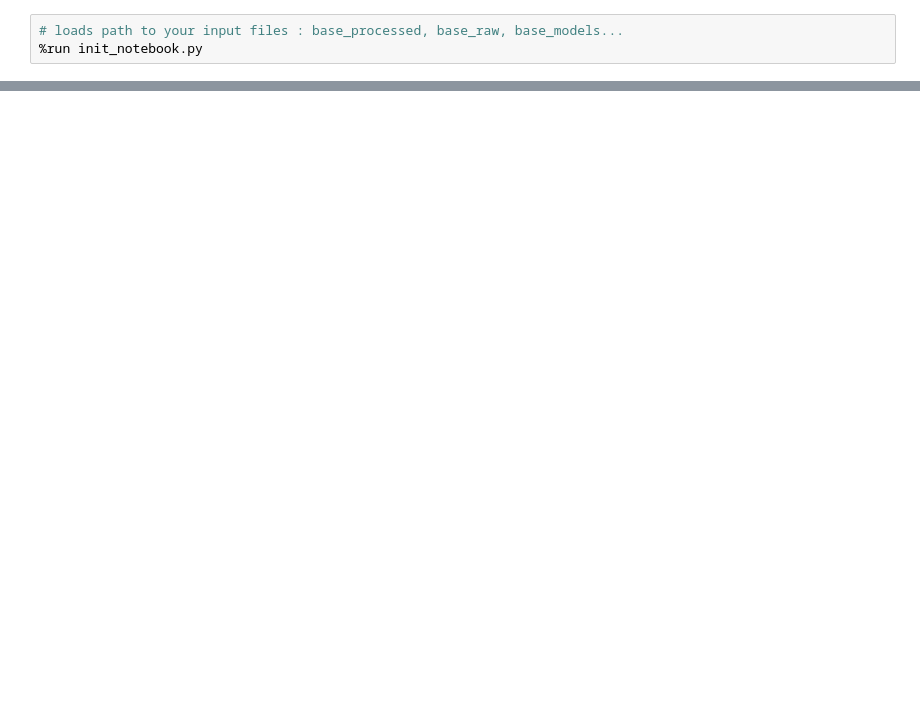
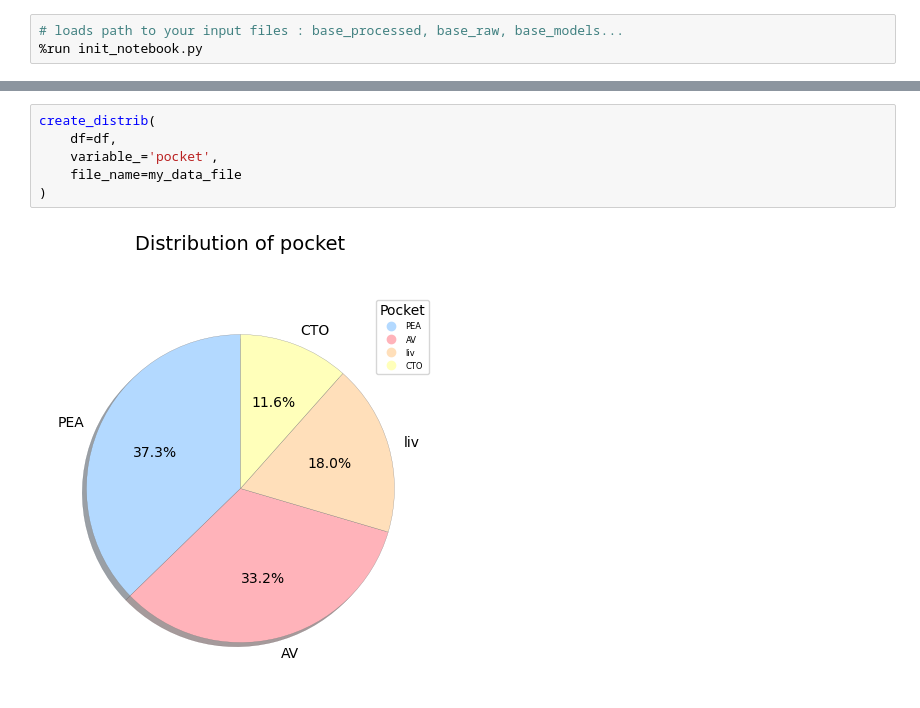
Before and after one commit to dfrome/persoFinViz, a Jupyter notebook: src/notebooks/visualize_01.ipynb, the cells around one changed output, grey strips where cells are left out. Saved outputs shown, nothing was run; the diff lists cells and outputs as text; blank space fills up the shorter version.

```diff
--- a/src/notebooks/visualize_01.ipynb
+++ b/src/notebooks/visualize_01.ipynb
@@ -246,0 +337,8 @@ plt.show()
+# %%
+create_distrib(
+    df=df,
+    variable_='pocket',
+    file_name=my_data_file
+)
+# %% [output]
+[figure, added]
```
Also changed, not shown: parts of 13 cells of this notebook.
